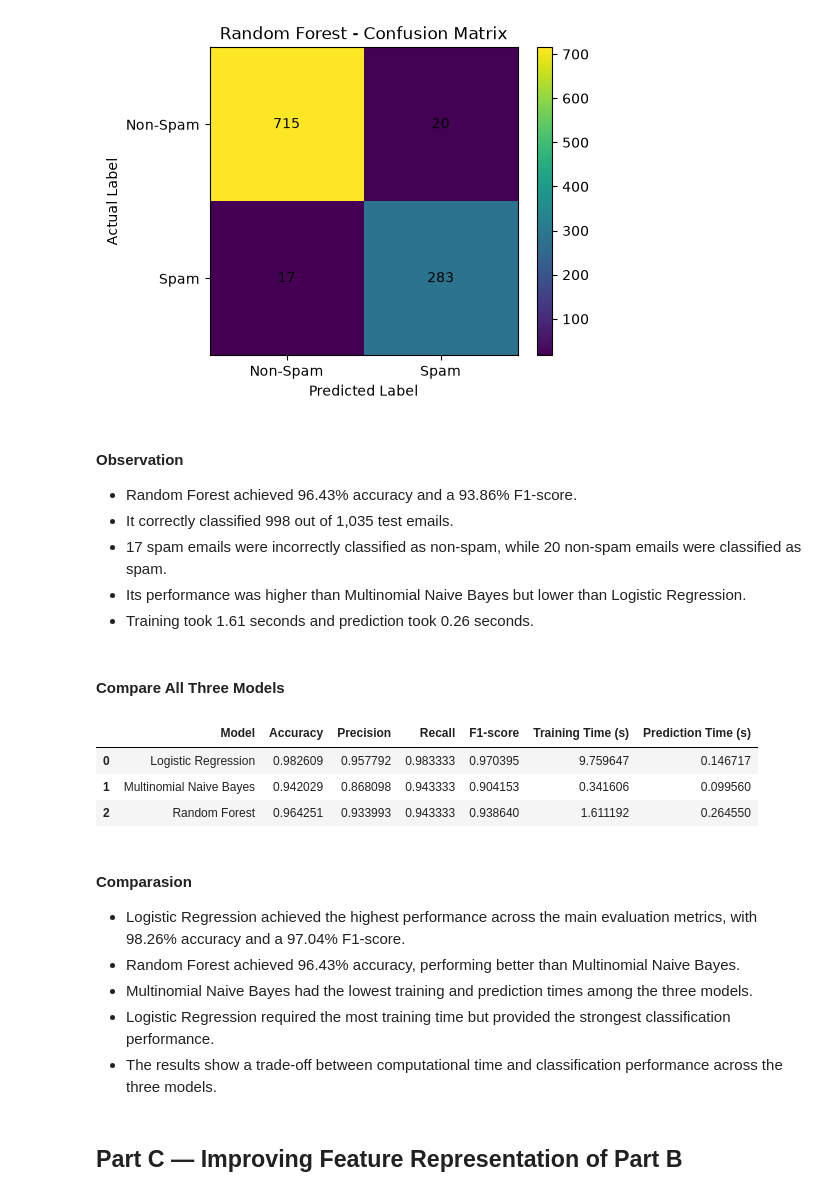
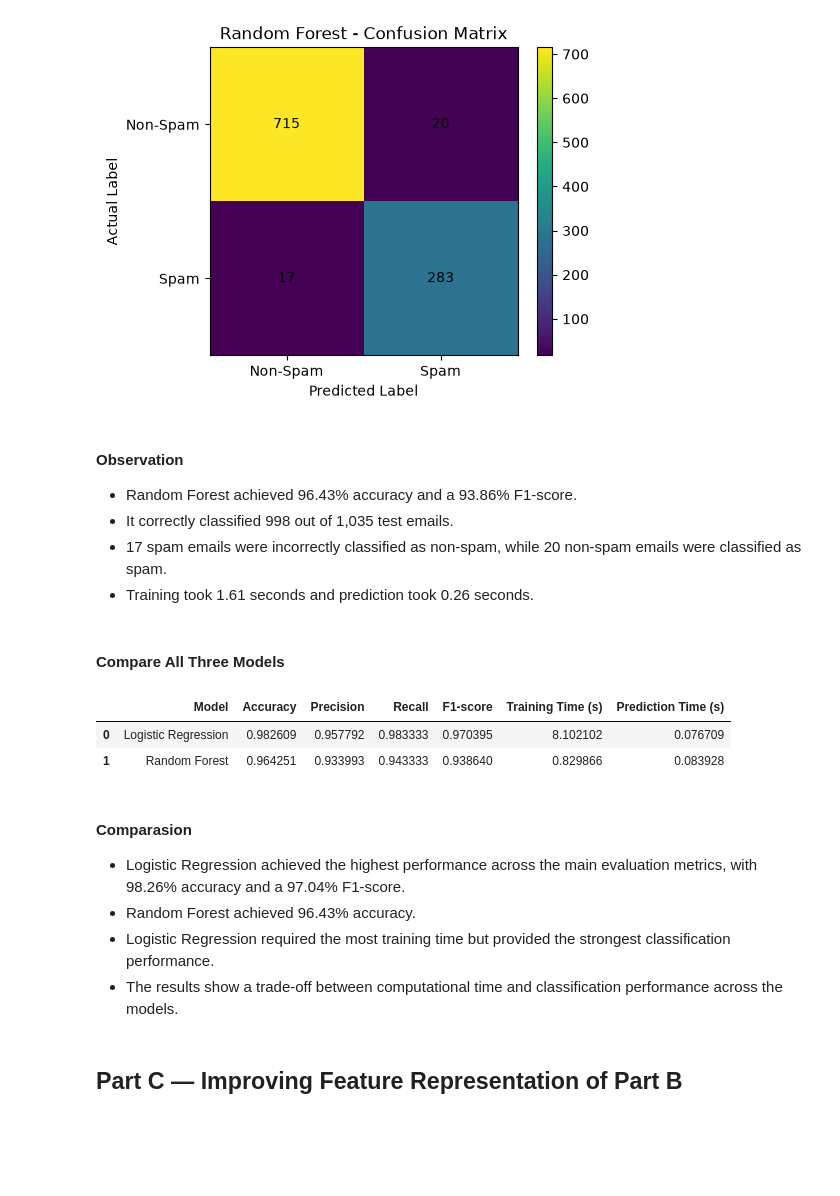
Before and after one commit to 202618064-dau/202618064_DS605, a Jupyter notebook: 202618064_LAB_006/202618064_lab6.ipynb, the cells around one changed output. Saved outputs shown, nothing was run; the diff lists cells and outputs as text; code cells hidden in the pictures; blank space fills up the shorter version.

```diff
--- a/202618064_LAB_006/202618064_lab6.ipynb
+++ b/202618064_LAB_006/202618064_lab6.ipynb
@@ -1523,34 +1516,0 @@ Multinomial Naive Bayes is suitable for word-frequency data because it uses the
-# %%
-from sklearn.naive_bayes import MultinomialNB
-
-# Create model
-nb_model = MultinomialNB()
-
-# Training time
-start_time = time.time()
-
-nb_model.fit(X_train, y_train)
-
-nb_train_time = time.time() - start_time
-
-# Prediction time
-start_time = time.time()
-
-y_pred_nb = nb_model.predict(X_test)
-
-nb_prediction_time = time.time() - start_time
-
-# Metrics
-nb_accuracy = accuracy_score(y_test, y_pred_nb)
-nb_precision = precision_score(y_test, y_pred_nb)
-nb_recall = recall_score(y_test, y_pred_nb)
-nb_f1 = f1_score(y_test, y_pred_nb)
-
-print("Multinomial Naive Bayes")
-print("-" * 40)
-print(f"Accuracy        : {nb_accuracy:.4f}")
-print(f"Precision       : {nb_precision:.4f}")
-print(f"Recall          : {nb_recall:.4f}")
-print(f"F1-score        : {nb_f1:.4f}")
-print(f"Training time   : {nb_train_time:.6f} seconds")
-print(f"Prediction time : {nb_prediction_time:.6f} seconds")
@@ -1688,7 +1602,6 @@ Confusion Matrix:
 - Random Forest achieved 96.43% accuracy and a 93.86% F1-score.
 - It correctly classified 998 out of 1,035 test emails.
 - 17 spam emails were incorrectly classified as non-spam, while 20 non-spam emails were classified as spam.
-- Its performance was higher than Multinomial Naive Bayes but lower than Logistic Regression.
 - Training took 1.61 seconds and prediction took 0.26 seconds.
 # %% [markdown]
 #### Compare All Three Models
@@ -1696,54 +1609,45 @@ Confusion Matrix:
 results = pd.DataFrame({
     "Model": [
         "Logistic Regression",
-        "Multinomial Naive Bayes",
         "Random Forest"
     ],
     "Accuracy": [
         accuracy,
-        nb_accuracy,
         rf_accuracy
     ],
     "Precision": [
         precision,
-        nb_precision,
         rf_precision
     ],
     "Recall": [
         recall,
-        nb_recall,
         rf_recall
     ],
     "F1-score": [
         f1,
-        nb_f1,
         rf_f1
     ],
     "Training Time (s)": [
         train_time,
-        nb_train_time,
         rf_train_time
     ],
     "Prediction Time (s)": [
         prediction_time,
-        nb_prediction_time,
         rf_prediction_time
     ]
 })
 
 results
 # %% [output]
 |  | Model | Accuracy | Precision | Recall | F1-score | Training Time (s) | Prediction Time (s) |
-| 0 | Logistic Regression | 0.982609 | 0.957792 | 0.983333 | 0.970395 | 9.759647 | 0.146717 |
-| 1 | Multinomial Naive Bayes | 0.942029 | 0.868098 | 0.943333 | 0.904153 | 0.341606 | 0.099560 |
-| 2 | Random Forest | 0.964251 | 0.933993 | 0.943333 | 0.938640 | 1.611192 | 0.264550 |
+| 0 | Logistic Regression | 0.982609 | 0.957792 | 0.983333 | 0.970395 | 8.102102 | 0.076709 |
+| 1 | Random Forest | 0.964251 | 0.933993 | 0.943333 | 0.938640 | 0.829866 | 0.083928 |
 # %% [markdown]
 #### Comparasion
 - Logistic Regression achieved the highest performance across the main evaluation metrics, with 98.26% accuracy and a 97.04% F1-score.
-- Random Forest achieved 96.43% accuracy, performing better than Multinomial Naive Bayes.
-- Multinomial Naive Bayes had the lowest training and prediction times among the three models.
+- Random Forest achieved 96.43% accuracy.
 - Logistic Regression required the most training time but provided the strongest classification performance.
-- The results show a trade-off between computational time and classification performance across the three models.
+- The results show a trade-off between computational time and classification performance across the models.
 # %% [markdown]
 ## Part C — Improving Feature Representation of Part B
 # %% [markdown]
```
Also changed, not shown: parts of 17 cells of this notebook, 1 other file.
